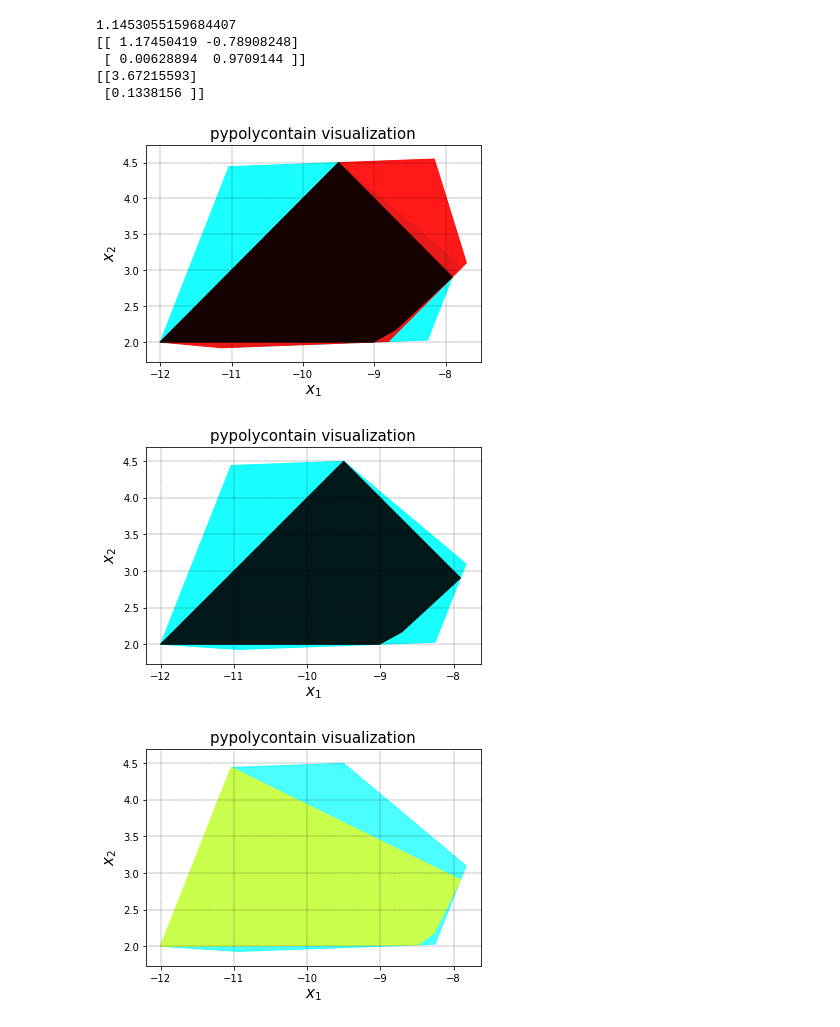
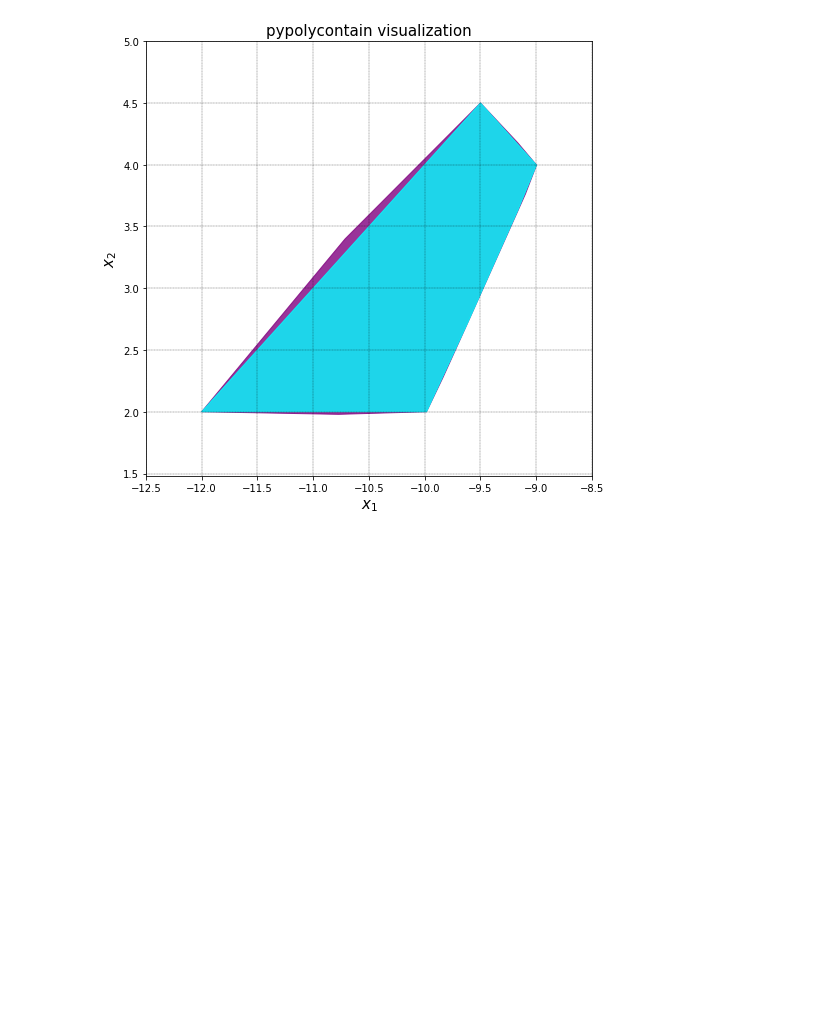
Before and after one commit to sadraddini/pypolycontain, a Jupyter notebook: doc/source/AH-Polytope Overapproximation.ipynb, the cells around one changed output. Drawn from its saved outputs; the diff is of its cells as text; code cells hidden in the pictures; blank space fills up the shorter version.

```diff
--- a/doc/source/AH-Polytope Overapproximation.ipynb
+++ b/doc/source/AH-Polytope Overapproximation.ipynb
@@ -41,40 +25,6 @@ else:
-# %%
-prog=MP.MathematicalProgram()
-# T_y=prog.NewContinuousVariables(2*q,1,"hy")
-# T=prog.NewSymmetricContinuousVariables(2,'T')
-T=prog.NewContinuousVariables(2,2,'T')
-t=prog.NewContinuousVariables(2,1,'t')
-# prog.AddPositiveSemidefiniteConstraint(T)
-prog.AddMaximizeLogDeterminantSymmetricMatrixCost(T)
-new_X=pp.affine_map(t=t,T=T,P=X)
-# new_X=pp.AH_polytope(t=t+X.t,T=np.dot(T,X.T),P=X.P)
-pp.subset(prog,new_X,Y_n)
-result=scs_solver.Solve(prog,None,None)
-if result.is_success():
-    T_n=result.GetSolution(T)
-    t_n=np.atleast_2d(result.GetSolution(t)).T
-    Tinv=np.linalg.inv(T_n)
-    X_new=pp.affine_map(T=T_n,t=t_n,P=X)
-    Y_new=pp.affine_map(T=Tinv,t=-np.dot(Tinv,t_n),P=Y_n)
-#     Y_new_2=pp.affine_map(T=Tinv,P=pp.translate(-t_n,Y_n))
-    X_new.color='yellow'
-#     X_new_new=pp.affine_map(T=Tinv,t=-np.dot(Tinv,t_n),P=X_new)
-    pp.visualize([Y_n,Y_new,X],alpha=0.9,a=0.2)
-    pp.visualize([Y_n,X],alpha=0.9,a=0.2)
-    pp.visualize([Y_n,X_new],alpha=0.7,a=0.2)
-#     pp.visualize([X_new_new,X],alpha=0.2)
-#     pp.visualize([Y_new_2,Y_new],alpha=0.3,title='Y transformed')
-    print(np.linalg.det(T_n))
-    print(T_n)
-    print(t_n)
-else:
-    print("not sucessfull")
-# %% [output]
-1.1453055159684407
-[[ 1.17450419 -0.78908248]
- [ 0.00628894  0.9709144 ]]
-[[3.67215593]
- [0.1338156 ]]
-[figure, removed]
-[figure, removed]
-[figure, removed]
+# %%
+Y=pp.ray_shooting_hyperplanes(X,N=100)
+Y.color='purple'
+pp.visualize([Y,X])
+# %% [output]
+[figure, added]
```
Also changed, not shown: parts of 3 cells of this notebook, 5 other files.
